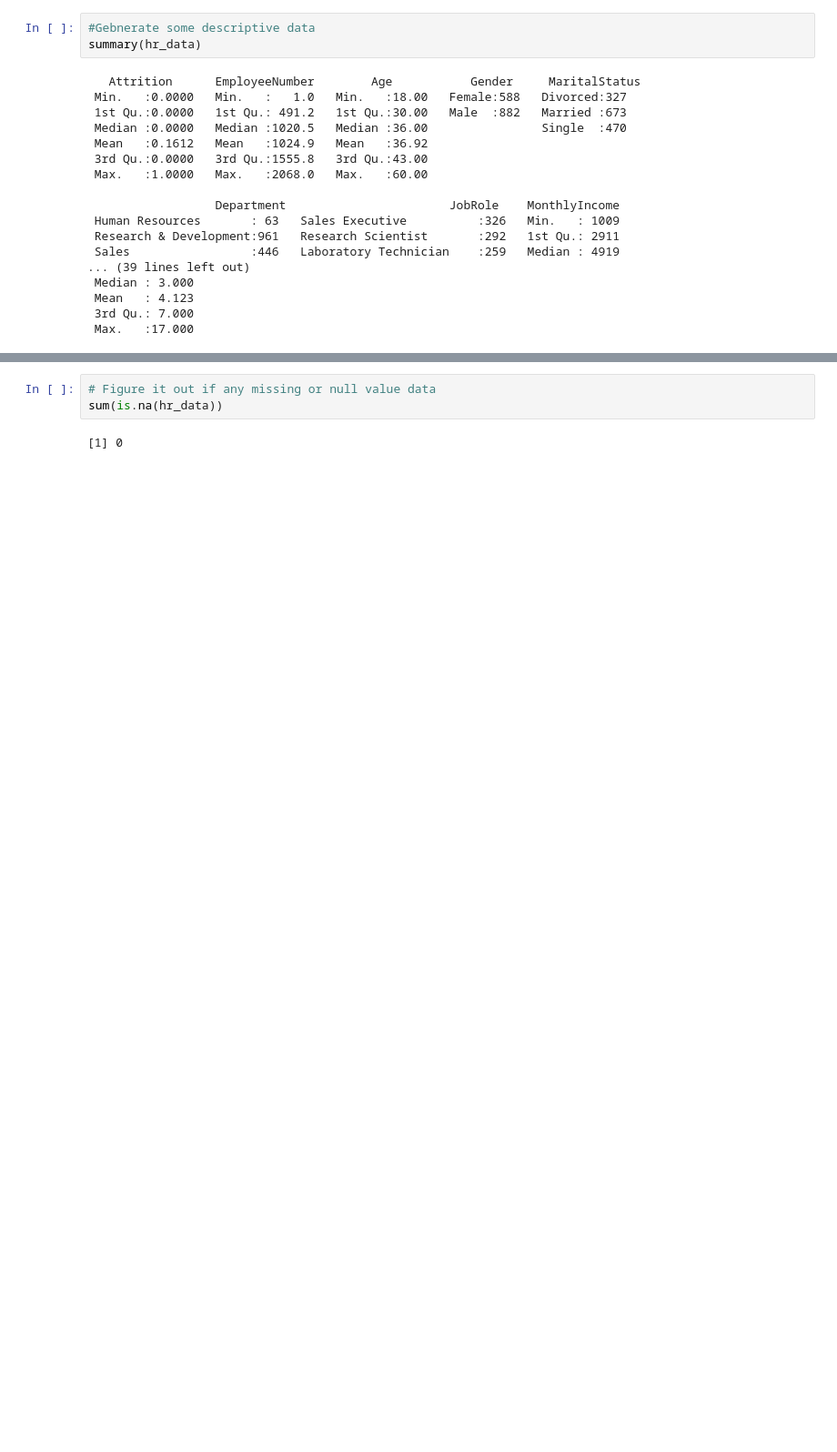
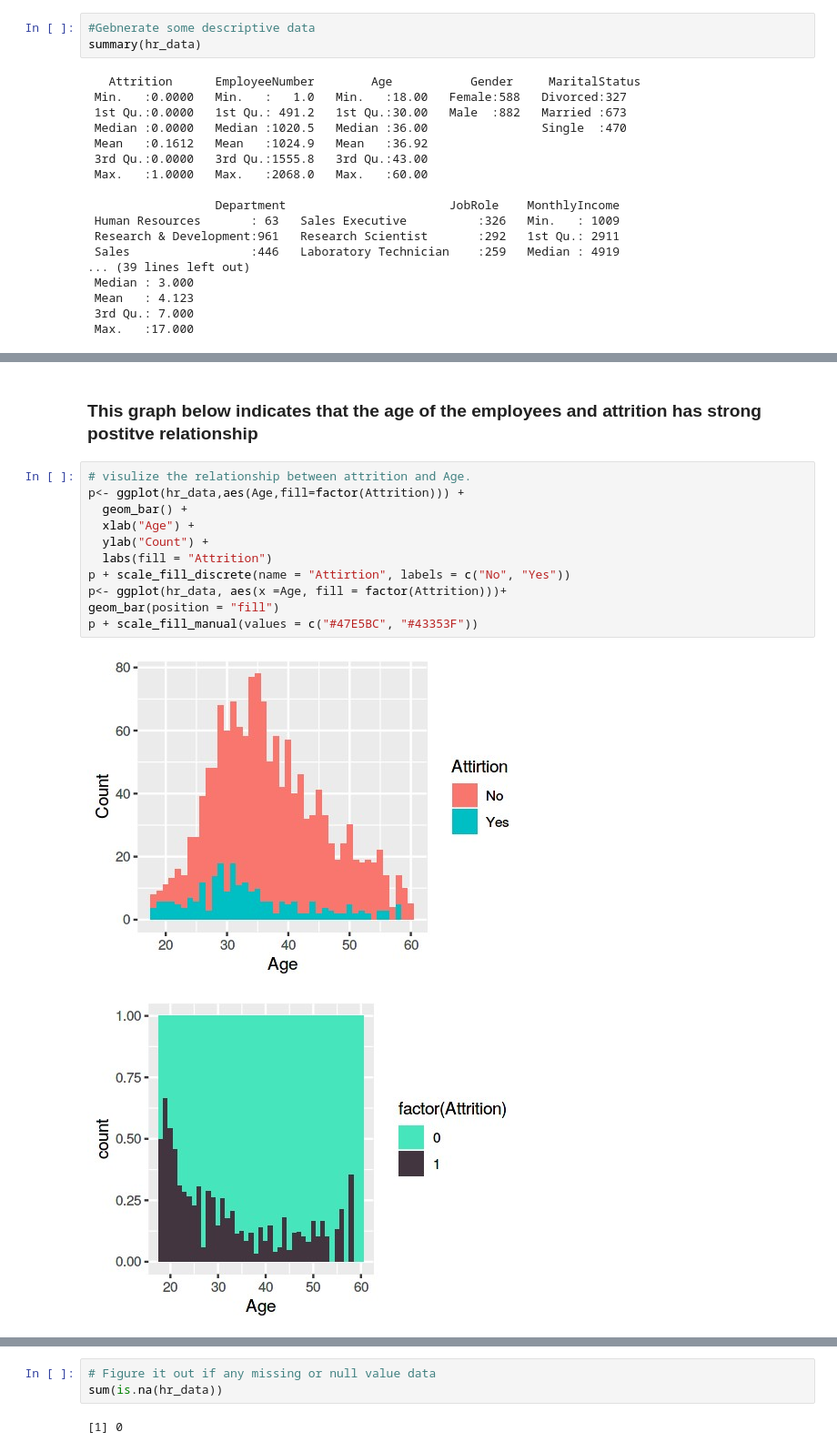
Before and after one commit to puliubyuh/hr_project, a Jupyter notebook: utf-8''hr_code (1).ipynb, the cells around one changed output, grey strips where cells are left out. Shown at 91% size. Cells and saved outputs as stored; diff of their text form; blank space fills up the shorter version.

```diff
--- a/utf-8''hr_code (1).ipynb
+++ b/utf-8''hr_code (1).ipynb
@@ -99,0 +136,16 @@ A matrix: 17 x 17 of type dbl
+# %% [markdown]
+### This graph below indicates that the age of the employees and attrition has strong postitve relationship
+# %%
+# visulize the relationship between attrition and Age.
+p<- ggplot(hr_data,aes(Age,fill=factor(Attrition))) +
+  geom_bar() +
+  xlab("Age") +
+  ylab("Count") +
+  labs(fill = "Attrition")
+p + scale_fill_discrete(name = "Attirtion", labels = c("No", "Yes"))
+p<- ggplot(hr_data, aes(x =Age, fill = factor(Attrition)))+
+geom_bar(position = "fill")
+p + scale_fill_manual(values = c("#47E5BC", "#43353F"))
+# %% [output]
+[figure, added]
+[figure, added]
```
Also changed, not shown: parts of 45 cells of this notebook.
